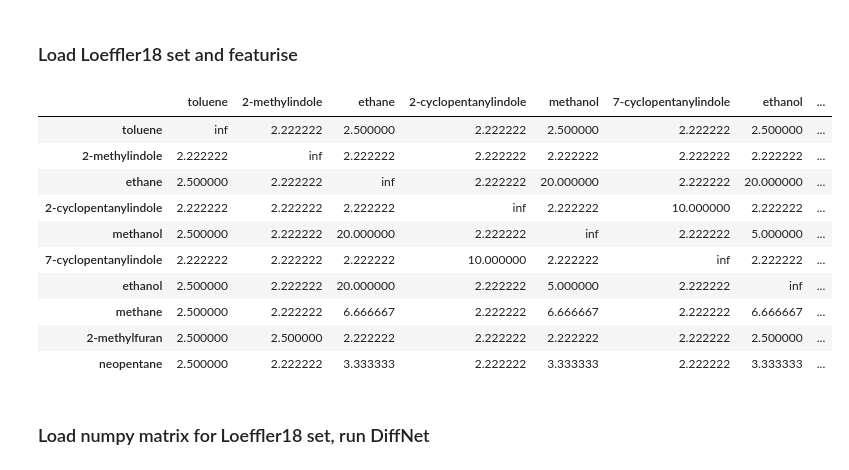
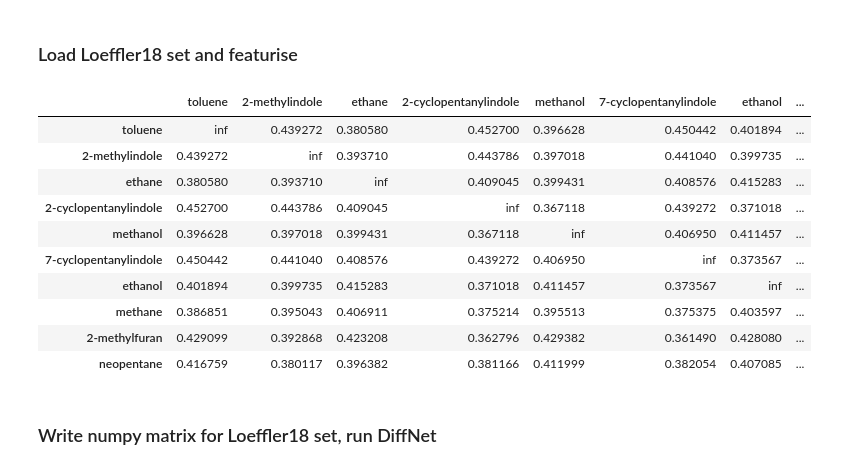
Before and after one commit to michellab/dd_networkgen, a Jupyter notebook: diffnet_pred_ntwk_loeffler18.ipynb, the cells around one changed output. Cells and saved outputs as stored; diff of their text form; code cells hidden in the pictures.

Commit message:
pivot diffnet_pred_ntwk_loeffler18.ipynb to use python3 and run python2 diffnet externally + keras ensemble instead of RF

```diff
--- a/diffnet_pred_ntwk_loeffler18.ipynb
+++ b/diffnet_pred_ntwk_loeffler18.ipynb
@@ -52,3 +68,5 @@ from scipy import stats
+# %%
+discrete = False    # sets discretisation of SEM values.
 # %%
 quints_fps = pd.read_csv("output/quints_fps.csv", header=None)
 quints_infos = pd.read_csv("output/quints_infos.csv", names=["set", "pertname", "pertsmarts", "num_ha", "sem"])
@@ -204,12 +346,12 @@ for mol in mols:
 mol_names = [ molpath.split("/")[-1].split(".pdb")[0] for molpath in glob.glob("TESTSETS/loeffler18/LIGANDS/*") ]
 # %%
 # load scaler and pca from trainingset protocol.
-scaler = pickle.load(open("output/scaler.pkl", 'rb'))
-pca = pickle.load(open("output/pca.pkl", 'rb'))
+scaler = pickle.load(open("output/models/scaler.pkl", 'rb'))
+pca = pickle.load(open("output/models/pca.pkl", 'rb'))
 # %%
 # get the featuriser.
 descriptors_raw = open("./used_descriptors.txt", "r")
-descriptors_raw_list = [line.split("\r") for line in descriptors_raw.readlines()]
+descriptors_raw_list = [line.split("\n") for line in descriptors_raw.readlines()]
 descriptors_list = [desc[0] for desc in descriptors_raw_list]
 
 calc = Calculator(descriptors, ignore_3D=False)  # register all descriptors
@@ -241,6 +388,7 @@ for liga, ligb in tqdm(list(itertools.combinations(mol_names, 2))):
             dFP.append(0)
     # multiple columns were excluded from our training set data, mostly null and NaN columns. Remove the
     # same columns from this test point.
+
     dFP_clean = np.array(dFP)[column_indices_to_keep.astype(int)]
 
     # when NaN, just append 0, i.e. no change.
@@ -250,46 +398,55 @@ for liga, ligb in tqdm(list(itertools.combinations(mol_names, 2))):
     dFP_prepped = pca.transform(dFP_scaled)
 
 
+    # now make SEM predictions by the ensemble.
+    model_preds = None
+    if discrete:
+        model_preds = np.zeros(shape=(1, n_classes))
+
+        for model in models:
+            model_preds += model.predict(dFP_prepped)
+            # or .predict_proba()
+    # if using continuous SEMS:
+    else:
+        model_preds = []
+
+        for model in models:
+            model_preds.append(float(model.predict(dFP_prepped)))
 
 
+    # take ensemble average. Could return confidence here too in some way.
+    preds.append(np.mean(model_preds))
 
-    # now make SEM predictions by the ensemble.
-    model_preds = np.zeros(shape=(1, n_classes))
-
-    for model in rf_models:
-        model_preds += model.predict_proba(dFP_prepped)
-
-    # append prediction to list of predictions. Could implement alternative function here,
-    # e.g. (weighted) mean class pred.
-
-    preds.append(np.argmax(model_preds))
+    # when using predict_proba():
+    #preds.append(np.argmax(model_preds))
 # %%
 # make an empty dataframe.
 pred_mtx = pd.DataFrame(columns=mol_names, index=mol_names)
 
 for pred, (liga, ligb) in zip(preds, list(itertools.combinations(mol_names, 2))):
+
     # add value to all predictions such that we don't end up with zeroes in matrix (breaks CVXOPT)
-    pred += 1
+    #pred += 1
 
-    # invert value because DiffNet high values are desirable edges. Scale to more readable format.
-    pred = 1.0/pred*20
+    # need to make extra sure at this step that we're not making diffnet optimize the wrong way
+    #(i.e. give edge priority to more difficult edges)!
 
     # fill matrix with predicted SEMs.
     pred_mtx.loc[[liga], [ligb]] = pred
     pred_mtx.loc[[ligb], [liga]] = pred
 pred_mtx = pred_mtx.replace(np.nan, np.inf)
 pred_mtx
 # %% [output]
 |  | toluene | 2-methylindole | ethane | 2-cyclopentanylindole | methanol | 7-cyclopentanylindole | ethanol | ... |
-| toluene | inf | 2.222222 | 2.500000 | 2.222222 | 2.500000 | 2.222222 | 2.500000 | ... |
-| 2-methylindole | 2.222222 | inf | 2.222222 | 2.222222 | 2.222222 | 2.222222 | 2.222222 | ... |
-| ethane | 2.500000 | 2.222222 | inf | 2.222222 | 20.000000 | 2.222222 | 20.000000 | ... |
-| 2-cyclopentanylindole | 2.222222 | 2.222222 | 2.222222 | inf | 2.222222 | 10.000000 | 2.222222 | ... |
-| methanol | 2.500000 | 2.222222 | 20.000000 | 2.222222 | inf | 2.222222 | 5.000000 | ... |
-| 7-cyclopentanylindole | 2.222222 | 2.222222 | 2.222222 | 10.000000 | 2.222222 | inf | 2.222222 | ... |
-| ethanol | 2.500000 | 2.222222 | 20.000000 | 2.222222 | 5.000000 | 2.222222 | inf | ... |
-| methane | 2.500000 | 2.222222 | 6.666667 | 2.222222 | 6.666667 | 2.222222 | 6.666667 | ... |
-| 2-methylfuran | 2.500000 | 2.500000 | 2.222222 | 2.222222 | 2.222222 | 2.222222 | 2.500000 | ... |
-| neopentane | 2.500000 | 2.222222 | 3.333333 | 2.222222 | 3.333333 | 2.222222 | 3.333333 | ... |
+| toluene | inf | 0.439272 | 0.380580 | 0.452700 | 0.396628 | 0.450442 | 0.401894 | ... |
+| 2-methylindole | 0.439272 | inf | 0.393710 | 0.443786 | 0.397018 | 0.441040 | 0.399735 | ... |
+| ethane | 0.380580 | 0.393710 | inf | 0.409045 | 0.399431 | 0.408576 | 0.415283 | ... |
+| 2-cyclopentanylindole | 0.452700 | 0.443786 | 0.409045 | inf | 0.367118 | 0.439272 | 0.371018 | ... |
+| methanol | 0.396628 | 0.397018 | 0.399431 | 0.367118 | inf | 0.406950 | 0.411457 | ... |
+| 7-cyclopentanylindole | 0.450442 | 0.441040 | 0.408576 | 0.439272 | 0.406950 | inf | 0.373567 | ... |
+| ethanol | 0.401894 | 0.399735 | 0.415283 | 0.371018 | 0.411457 | 0.373567 | inf | ... |
+| methane | 0.386851 | 0.395043 | 0.406911 | 0.375214 | 0.395513 | 0.375375 | 0.403597 | ... |
+| 2-methylfuran | 0.429099 | 0.392868 | 0.423208 | 0.362796 | 0.429382 | 0.361490 | 0.428080 | ... |
+| neopentane | 0.416759 | 0.380117 | 0.396382 | 0.381166 | 0.411999 | 0.382054 | 0.407085 | ... |
 # %% [markdown]
-### Load numpy matrix for Loeffler18 set, run DiffNet
+### Write numpy matrix for Loeffler18 set, run DiffNet
```
Also changed, not shown: parts of 31 cells of this notebook, 5 other files.
